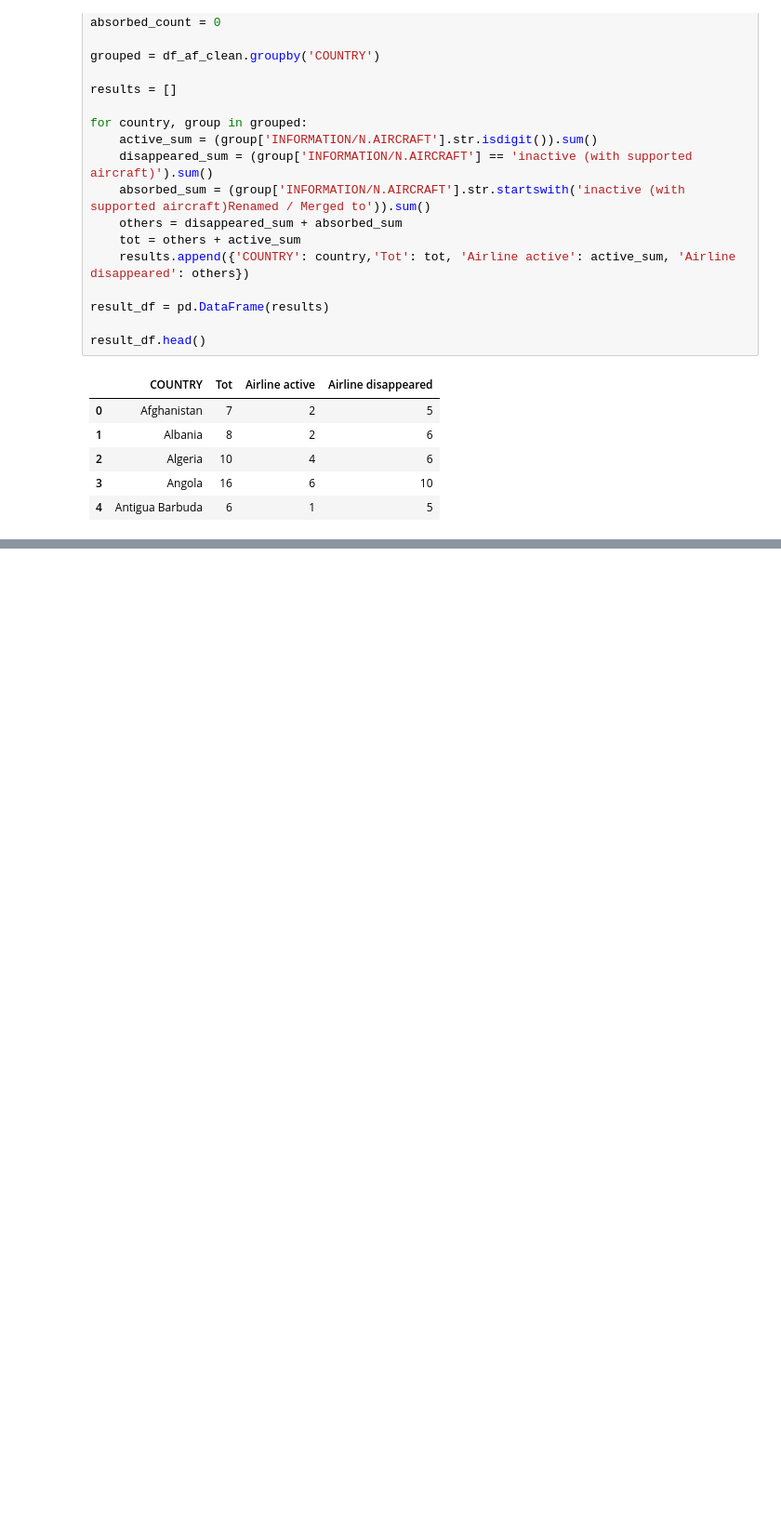
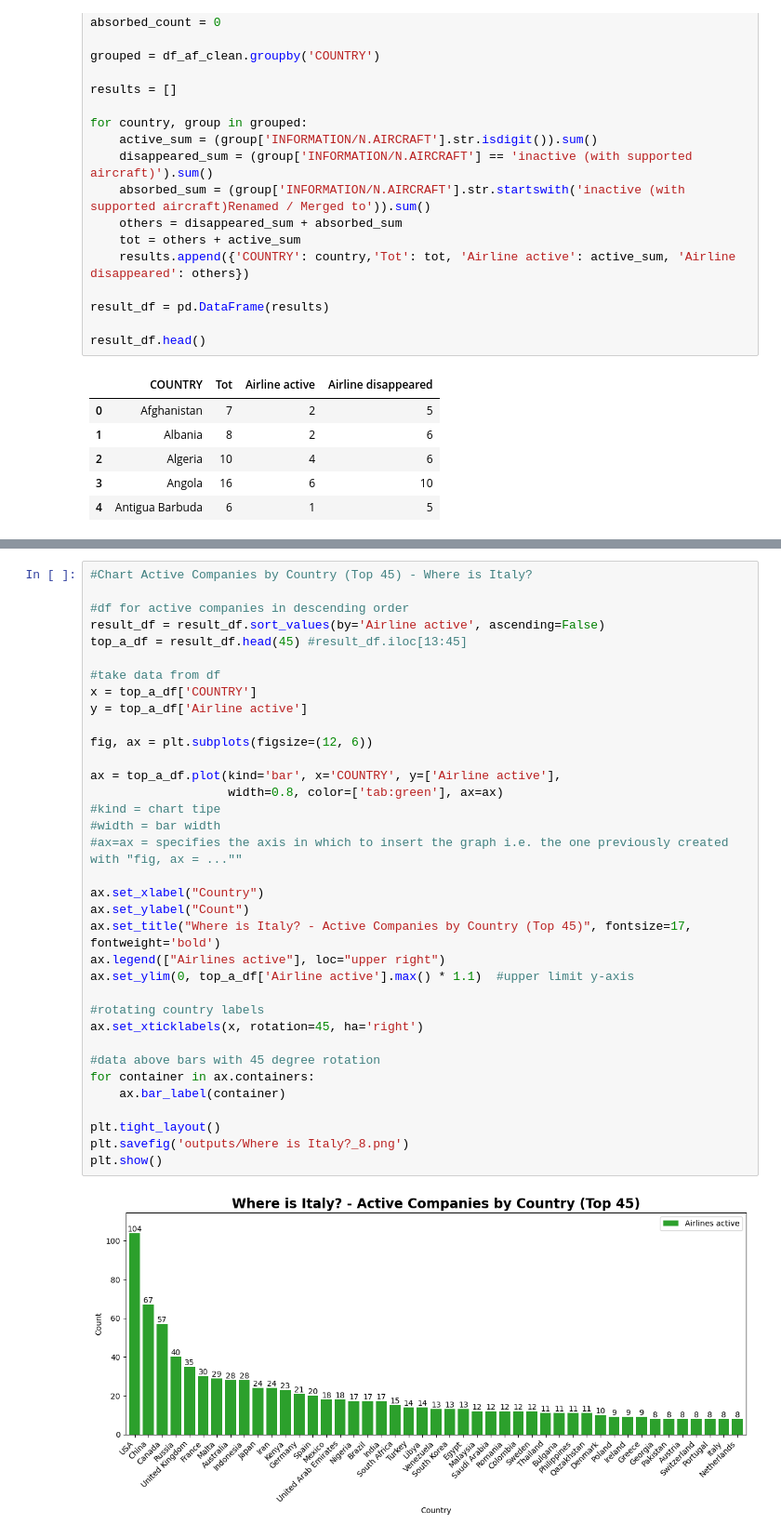
Before and after one commit to Laura1385/projectaircraft_api, a Jupyter notebook: main.ipynb, the cells around one changed output, grey strips where cells are left out. Shown: that part at 93% size. Drawn from its saved outputs; the diff is of its cells as text; blank space fills up the shorter version.

```diff
--- a/main.ipynb
+++ b/main.ipynb
@@ -917,3 +900,40 @@ plt.savefig('outputs/Top 13 Countries - values compared_8.png')
 plt.show()
 # %% [output]
 [figure]
+# %%
+#Chart Active Companies by Country (Top 45) - Where is Italy?
+
+#df for active companies in descending order
+result_df = result_df.sort_values(by='Airline active', ascending=False)
+top_a_df = result_df.head(45) #result_df.iloc[13:45]
+
+#take data from df
+x = top_a_df['COUNTRY']
+y = top_a_df['Airline active']
+
+fig, ax = plt.subplots(figsize=(12, 6))
+
+ax = top_a_df.plot(kind='bar', x='COUNTRY', y=['Airline active'],
+                   width=0.8, color=['tab:green'], ax=ax)
+#kind = chart tipe
+#width = bar width
+#ax=ax = specifies the axis in which to insert the graph i.e. the one previously created with "fig, ax = ...""
+
+ax.set_xlabel("Country")
+ax.set_ylabel("Count")
+ax.set_title("Where is Italy? - Active Companies by Country (Top 45)", fontsize=17, fontweight='bold')
+ax.legend(["Airlines active"], loc="upper right")
+ax.set_ylim(0, top_a_df['Airline active'].max() * 1.1)  #upper limit y-axis
+
+#rotating country labels
+ax.set_xticklabels(x, rotation=45, ha='right')
+
+#data above bars with 45 degree rotation
+for container in ax.containers:
+    ax.bar_label(container)
+
+plt.tight_layout()
+plt.savefig('outputs/Where is Italy?_8.png')
+plt.show()
+# %% [output]
+[figure, new version]
```
Also changed, not shown: parts of 70 cells of this notebook, 5 other files.
